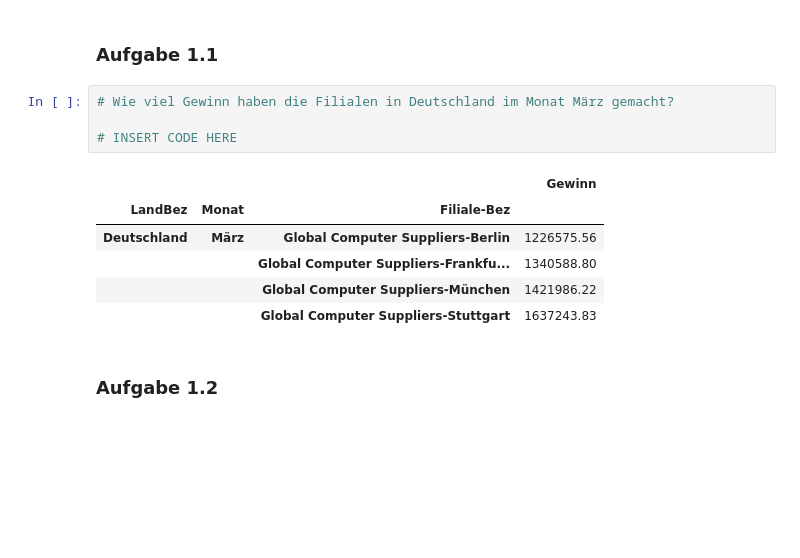
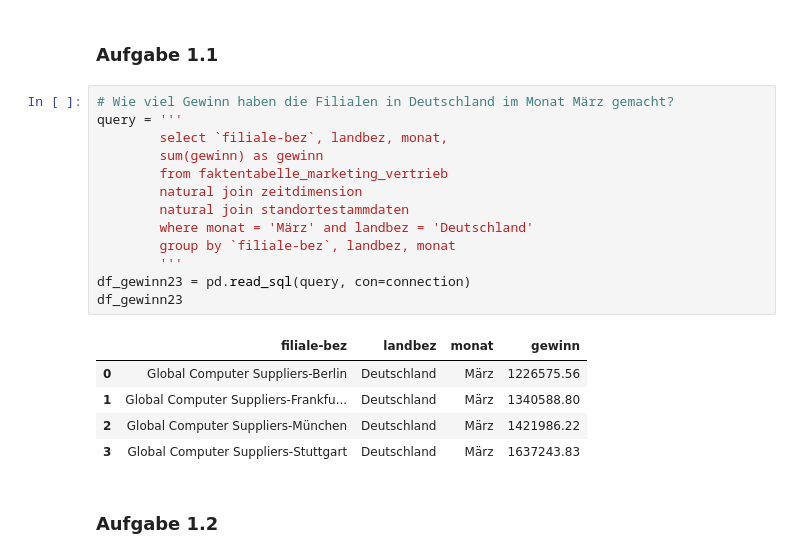
Before and after one commit to Kaetherine/BI-Uebungsblaetter, a Jupyter notebook: LE2/BI23_U╠êbungsblatt_LE2_OLAP.ipynb, the cells around one changed output. Drawn from its saved outputs; the diff is of its cells as text; blank space fills up the shorter version.

```diff
--- a/LE2/BI23_U╠êbungsblatt_LE2_OLAP.ipynb
+++ b/LE2/BI23_U╠êbungsblatt_LE2_OLAP.ipynb
@@ -103,15 +99,23 @@ df_umsaetze_land_waehrung
 ### Aufgabe 1.1
 # %%
 # Wie viel Gewinn haben die Filialen in Deutschland im Monat März gemacht?
-
-# INSERT CODE HERE
+query = '''
+        select `filiale-bez`, landbez, monat,
+        sum(gewinn) as gewinn
+        from faktentabelle_marketing_vertrieb
+        natural join zeitdimension
+        natural join standortestammdaten
+        where monat = 'März' and landbez = 'Deutschland'
+        group by `filiale-bez`, landbez, monat
+        '''
+df_gewinn23 = pd.read_sql(query, con=connection)
+df_gewinn23
 # %% [output]
-|  |  |  | Gewinn |
-| LandBez | Monat | Filiale-Bez |  |
-| Deutschland | März | Global Computer Suppliers-Berlin | 1226575.56 |
-|  |  | Global Computer Suppliers-Frankfu... | 1340588.80 |
-|  |  | Global Computer Suppliers-München | 1421986.22 |
-|  |  | Global Computer Suppliers-Stuttgart | 1637243.83 |
+|  | filiale-bez | landbez | monat | gewinn |
+| 0 | Global Computer Suppliers-Berlin | Deutschland | März | 1226575.56 |
+| 1 | Global Computer Suppliers-Frankfu... | Deutschland | März | 1340588.80 |
+| 2 | Global Computer Suppliers-München | Deutschland | März | 1421986.22 |
+| 3 | Global Computer Suppliers-Stuttgart | Deutschland | März | 1637243.83 |
 # %% [markdown]
 ### Aufgabe 1.2
 # %%
```
Also changed, not shown: parts of 4 cells of this notebook, 1 other file.
